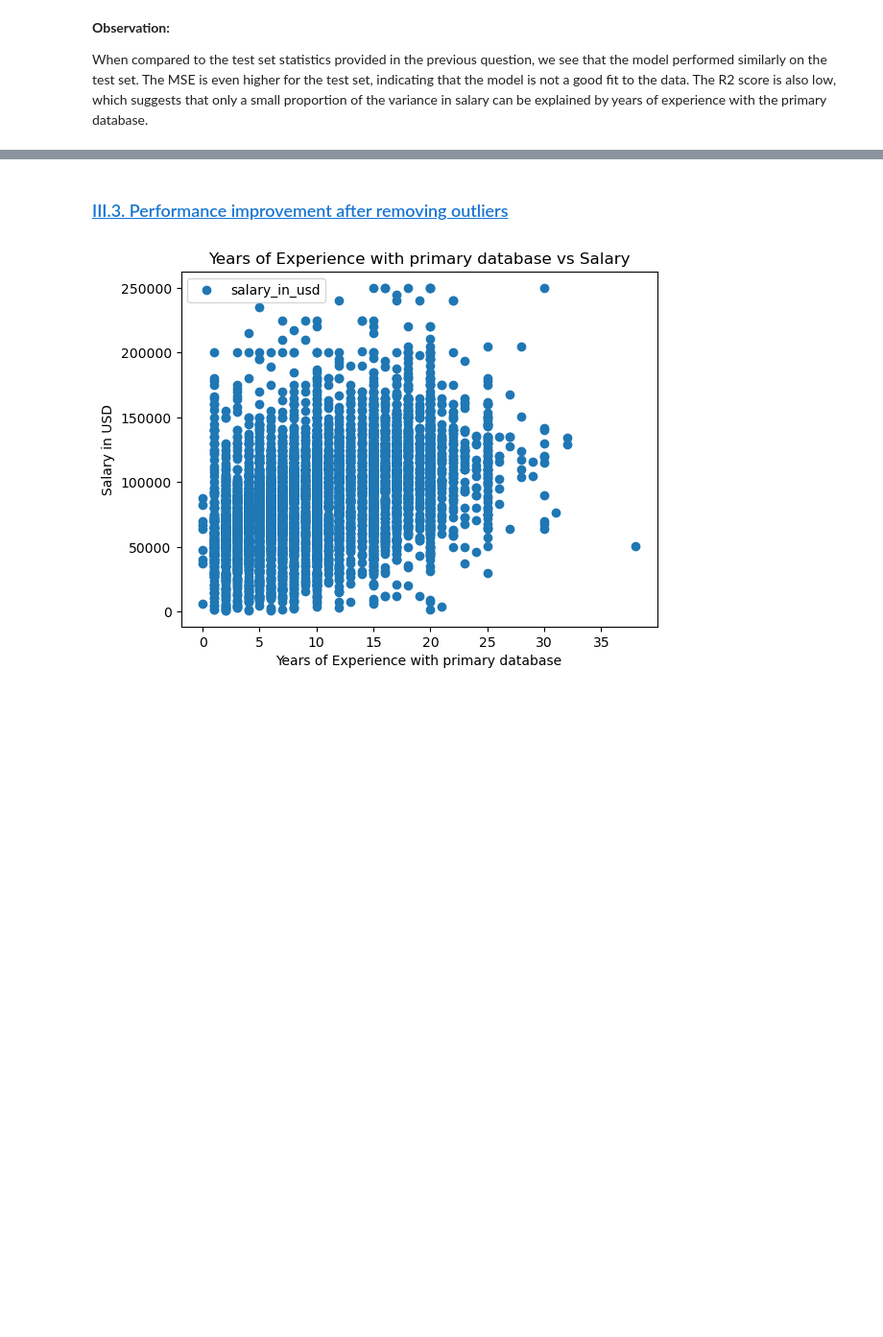
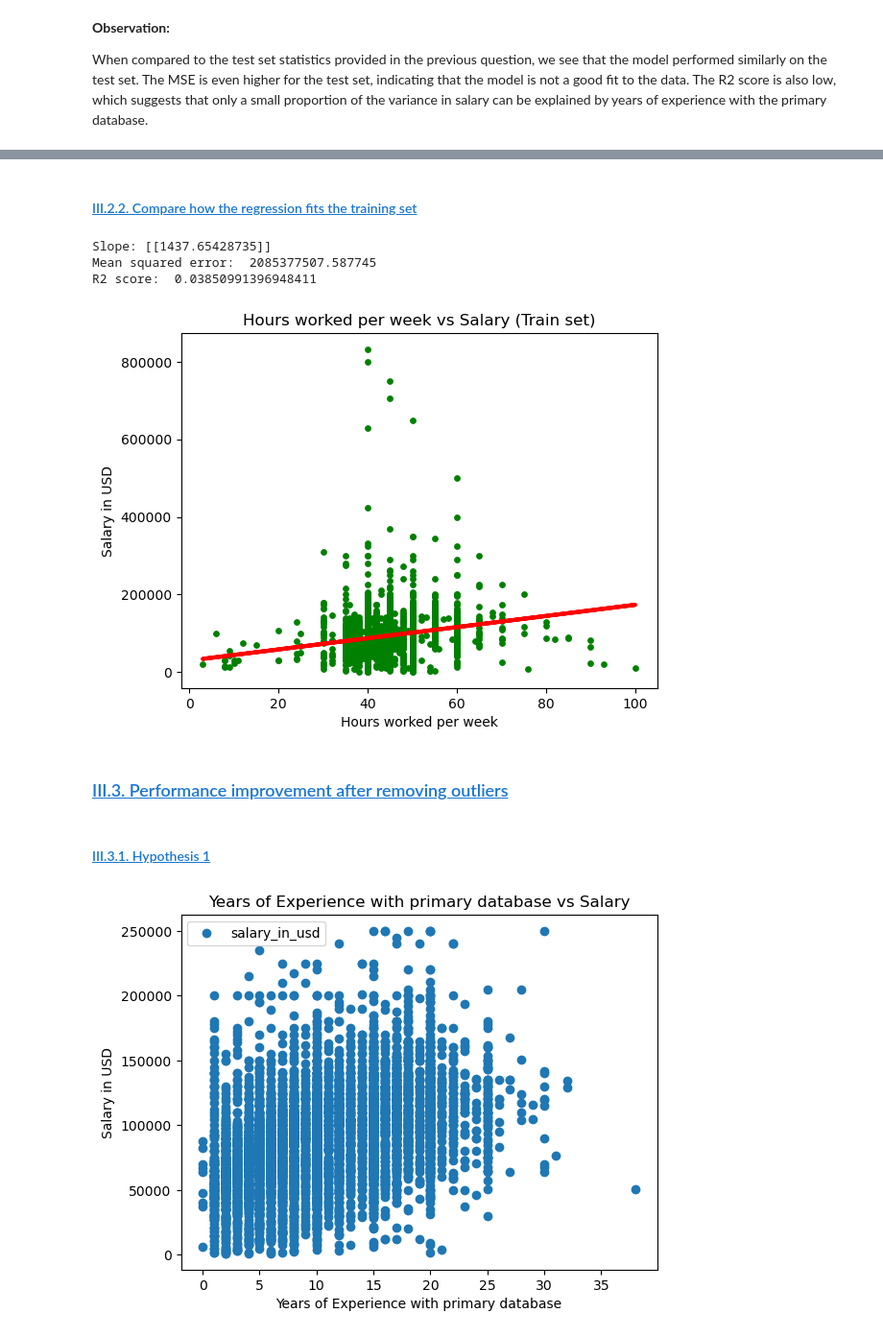
Before and after one commit to goghcore/2021-data-salary-data-analysis, a Jupyter notebook: python-scripts/04-supervised-machine-learning-regression.ipynb, the cells around one changed output, grey strips where cells are left out. Shown: that part at 96% size. Drawn from its saved outputs; the diff is of its cells as text; code cells hidden in the pictures; blank space fills up the shorter version.

```diff
--- a/python-scripts/04-supervised-machine-learning-regression.ipynb
+++ b/python-scripts/04-supervised-machine-learning-regression.ipynb
@@ -296,0 +421,5 @@ When compared to the test set statistics provided in the previous question, we s
+# %% [markdown]
+#### <a id='toc1_4_2_2_'></a>[III.2.2. Compare how the regression fits the training set](#toc0_)
+# %%
+# predict X_train
+y_predicted_train_2 = regression_2.predict(X_train_2)
@@ -297,5 +429,26 @@ When compared to the test set statistics provided in the previous question, we s
+# %%
+print('Slope:' ,regression_2.coef_)
+print('Mean squared error: ', rmse_2)
+print('R2 score: ', r2_2)
+# %% [output]
+Slope: [[1437.65428735]]
+Mean squared error:  2085377507.587745
+R2 score:  0.03850991396948411
+# %%
+# visualize the training set results
+plot_train_2 = plt
+plot_train_2.scatter(X_train_2, y_train_2, color='green', s = 15)
+plot_train_2.plot(X_train_2, y_predicted_train_2, color='red', linewidth =3)
+plot_train_2.title('Hours worked per week vs Salary (Train set)')
+plot_train_2.xlabel('Hours worked per week')
+plot_train_2.ylabel('Salary in USD')
+plot_train_2.show()
+# %% [output]
+[figure, added]
 # %% [markdown]
 ### <a id='toc1_4_3_'></a>[III.3. Performance improvement after removing outliers](#toc0_)
+# %% [markdown]
+#### <a id='toc1_4_3_1_'></a>[III.3.1. Hypothesis 1](#toc0_)
 # %%
 # clean the extreme values from variable 'salary_in_usd' observed during the consistency checks
 # according to 03. Geographical Visualizations, extreme values in column 'salary_in_usd' are above 250000
```
Also changed, not shown: parts of 47 cells of this notebook.
